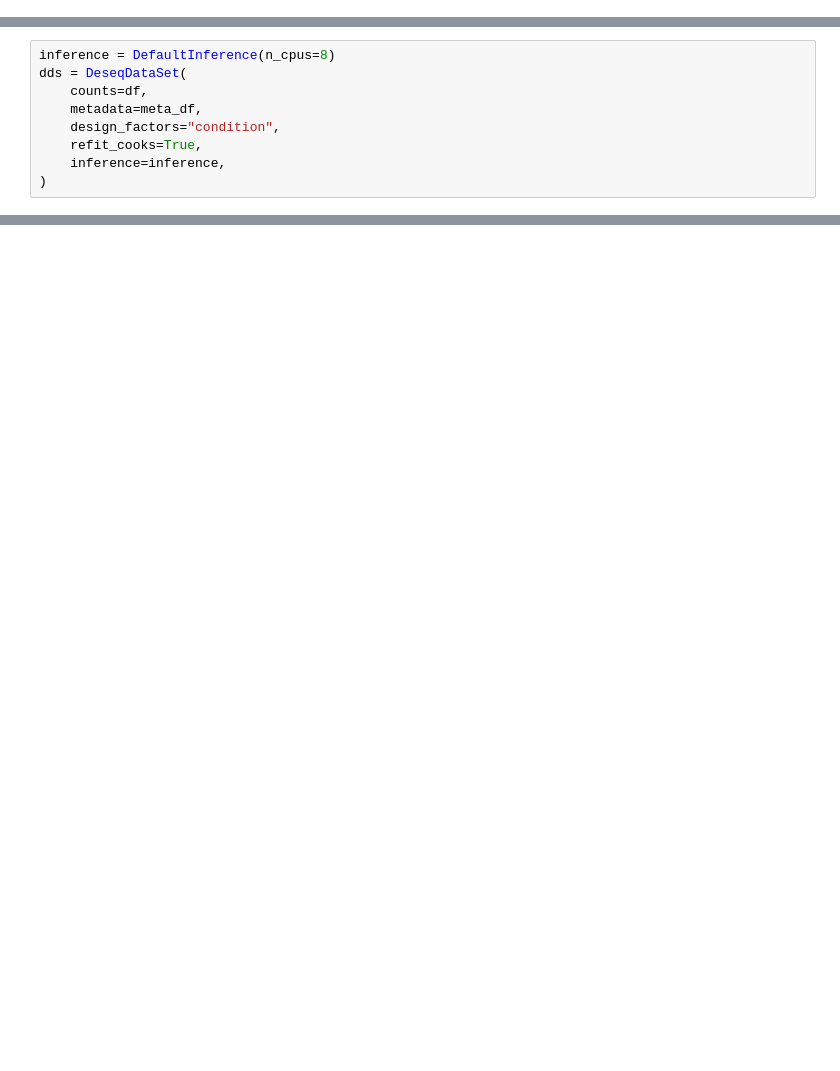
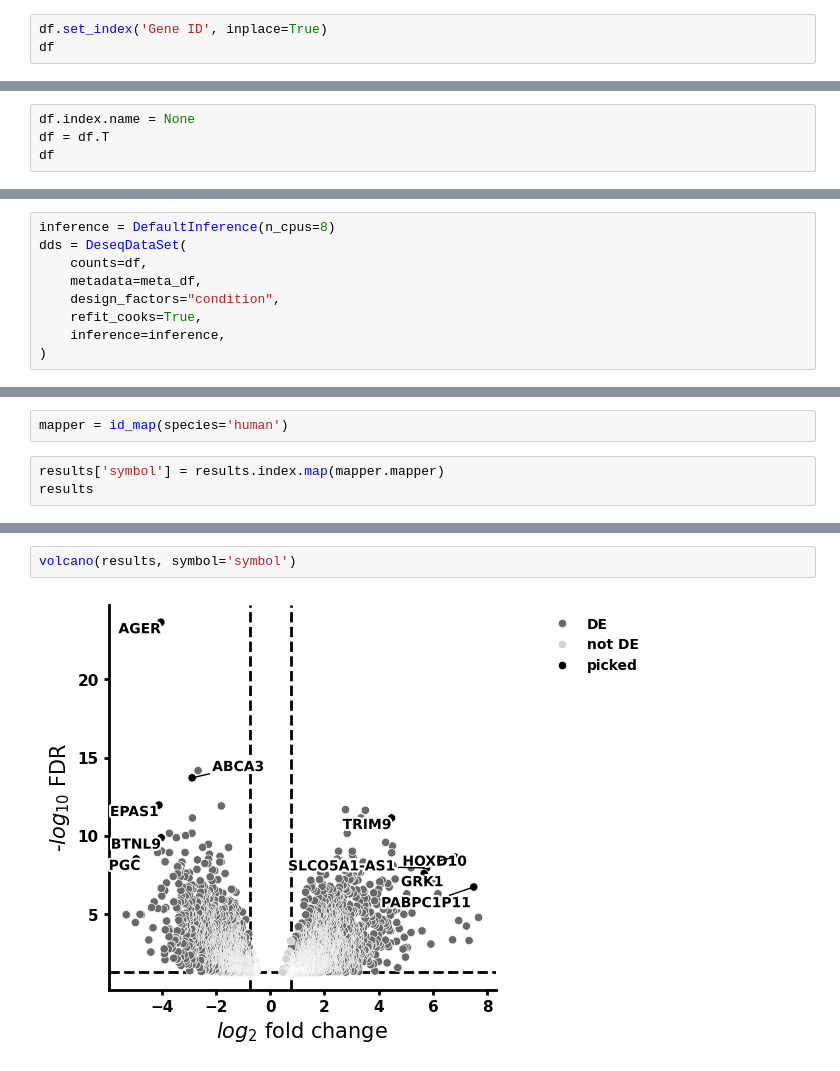
Before and after one commit to ninzyyy/rna-seq, a Jupyter notebook: notebooks/differential_analysis.ipynb, the cells around one changed output, grey strips where cells are left out. Drawn from its saved outputs; the diff is of its cells as text; blank space fills up the shorter version.

Commit message:
added volcano plot

```diff
--- a/notebooks/differential_analysis.ipynb
+++ b/notebooks/differential_analysis.ipynb
@@ -47,0 +124,3 @@ df.shape
+# %%
+df.set_index('Gene ID', inplace=True)
+df
@@ -47,0 +142,4 @@ df.shape
+# %%
+df.index.name = None
+df = df.T
+df
@@ -104,0 +426,5 @@ sns.clustermap(de_df, z_score=0, cmap='RdBu_r')
+# %%
+mapper = id_map(species='human')
+# %%
+results['symbol'] = results.index.map(mapper.mapper)
+results
@@ -104,0 +445,4 @@ sns.clustermap(de_df, z_score=0, cmap='RdBu_r')
+# %%
+volcano(results, symbol='symbol')
+# %% [output]
+[figure, added]
```
Also changed, not shown: parts of 28 cells of this notebook.
